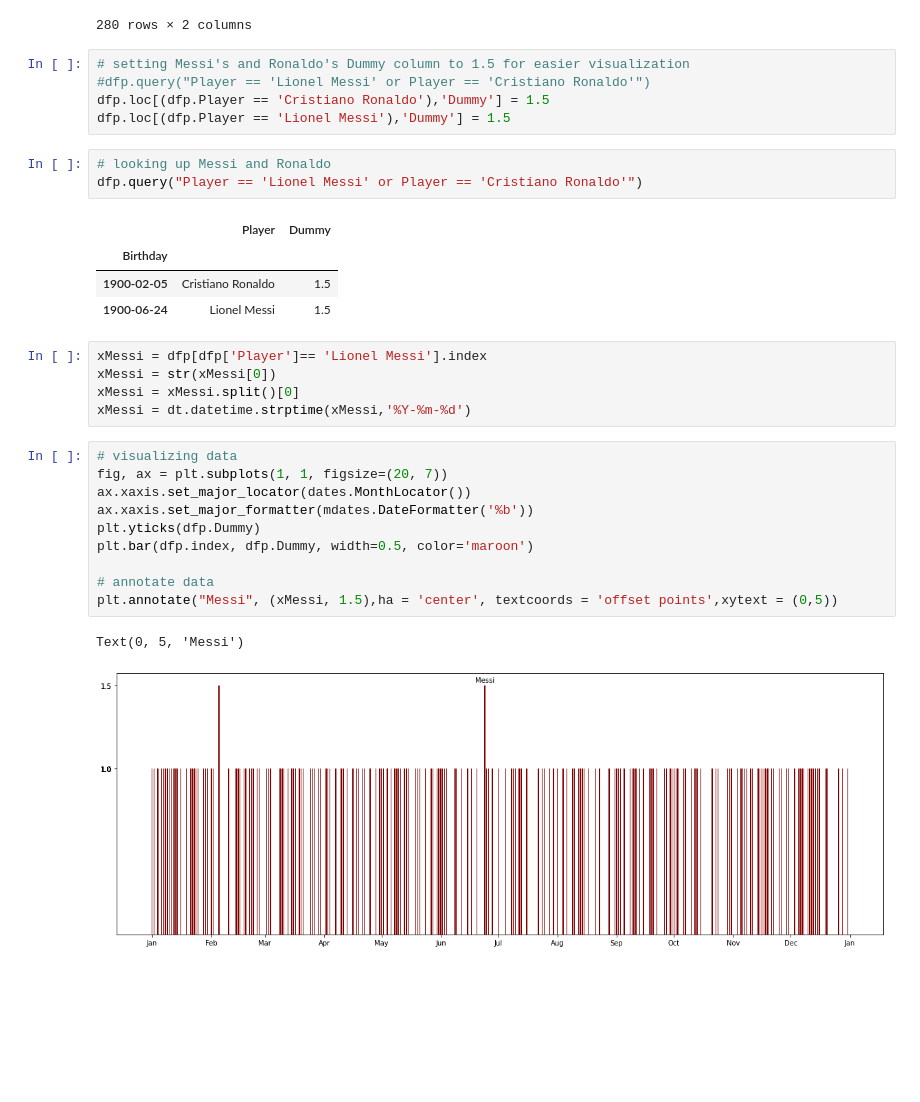
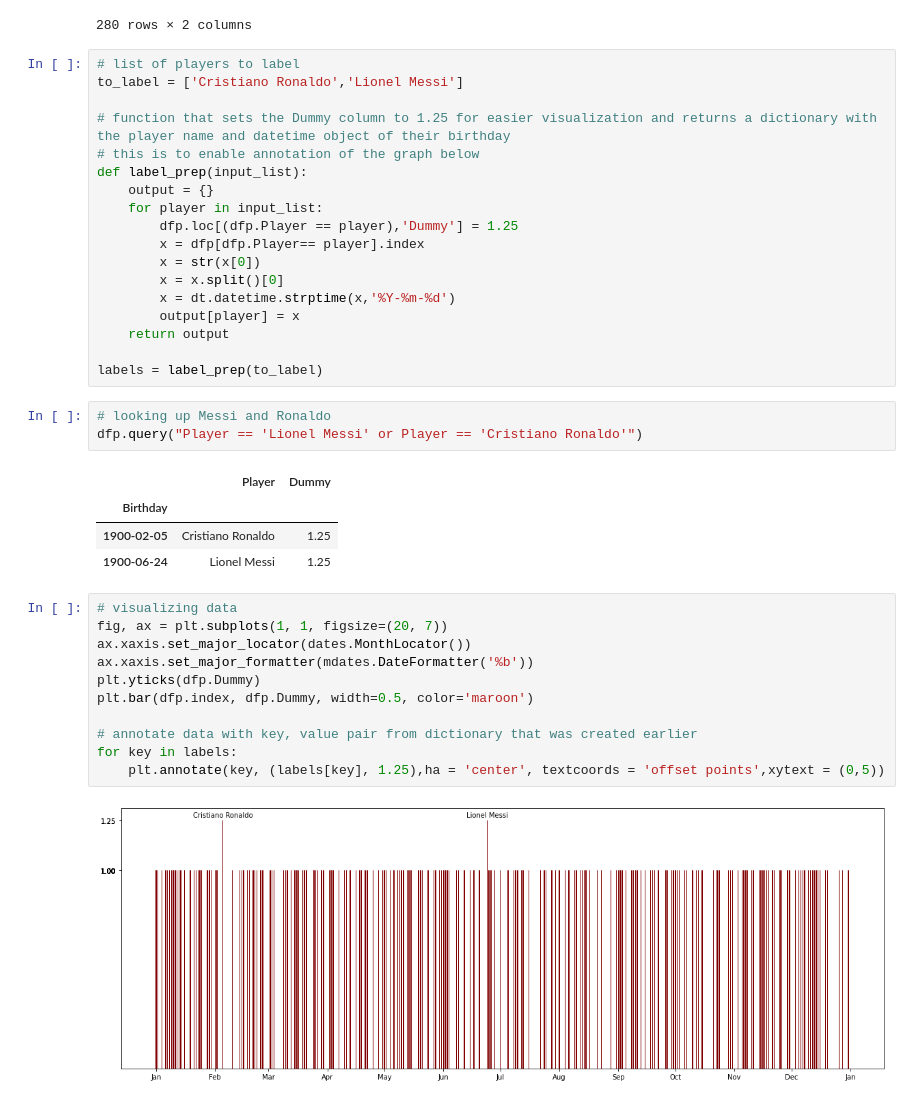
Before and after one commit to Bonkkeli/footballers-birthmonth, a Jupyter notebook: footballers-birthmonth.ipynb, the cells around one changed output. Drawn from its saved outputs; the diff is of its cells as text; blank space fills up the shorter version.

Commit message:
update graph annotation

```diff
--- a/footballers-birthmonth.ipynb
+++ b/footballers-birthmonth.ipynb
@@ -140,34 +140,42 @@ dfp
 | 1900-12-28 | Marcos Alonso | 1 |
 | 1900-12-31 | Sir Alex Ferguson | 1 |
 280 rows × 2 columns
-# %%
-# setting Messi's and Ronaldo's Dummy column to 1.5 for easier visualization
-#dfp.query("Player == 'Lionel Messi' or Player == 'Cristiano Ronaldo'")
-dfp.loc[(dfp.Player == 'Cristiano Ronaldo'),'Dummy'] = 1.5
-dfp.loc[(dfp.Player == 'Lionel Messi'),'Dummy'] = 1.5
+# %%
+# list of players to label
+to_label = ['Cristiano Ronaldo','Lionel Messi']
+
+# function that sets the Dummy column to 1.25 for easier visualization and returns a dictionary with the player name and datetime object of their birthday
+# this is to enable annotation of the graph below
+def label_prep(input_list):
+    output = {}
+    for player in input_list:
+        dfp.loc[(dfp.Player == player),'Dummy'] = 1.25
+        x = dfp[dfp.Player== player].index
+        x = str(x[0])
+        x = x.split()[0]
+        x = dt.datetime.strptime(x,'%Y-%m-%d')
+        output[player] = x
+    return output
+
+labels = label_prep(to_label)
 # %%
 # looking up Messi and Ronaldo
 dfp.query("Player == 'Lionel Messi' or Player == 'Cristiano Ronaldo'")
 # %% [output]
 |  | Player | Dummy |
 | Birthday |  |  |
-| 1900-02-05 | Cristiano Ronaldo | 1.5 |
-| 1900-06-24 | Lionel Messi | 1.5 |
+| 1900-02-05 | Cristiano Ronaldo | 1.25 |
+| 1900-06-24 | Lionel Messi | 1.25 |
-# %%
-xMessi = dfp[dfp['Player']== 'Lionel Messi'].index
-xMessi = str(xMessi[0])
-xMessi = xMessi.split()[0]
-xMessi = dt.datetime.strptime(xMessi,'%Y-%m-%d')
 # %%
 # visualizing data
 fig, ax = plt.subplots(1, 1, figsize=(20, 7))
 ax.xaxis.set_major_locator(dates.MonthLocator())
 ax.xaxis.set_major_formatter(mdates.DateFormatter('%b'))
 plt.yticks(dfp.Dummy)
 plt.bar(dfp.index, dfp.Dummy, width=0.5, color='maroon')
 
-# annotate data
-plt.annotate("Messi", (xMessi, 1.5),ha = 'center', textcoords = 'offset points',xytext = (0,5))
+# annotate data with key, value pair from dictionary that was created earlier
+for key in labels:
+    plt.annotate(key, (labels[key], 1.25),ha = 'center', textcoords = 'offset points',xytext = (0,5))
 # %% [output]
-Text(0, 5, 'Messi')
-[figure, old version]
+[figure, new version]
```
